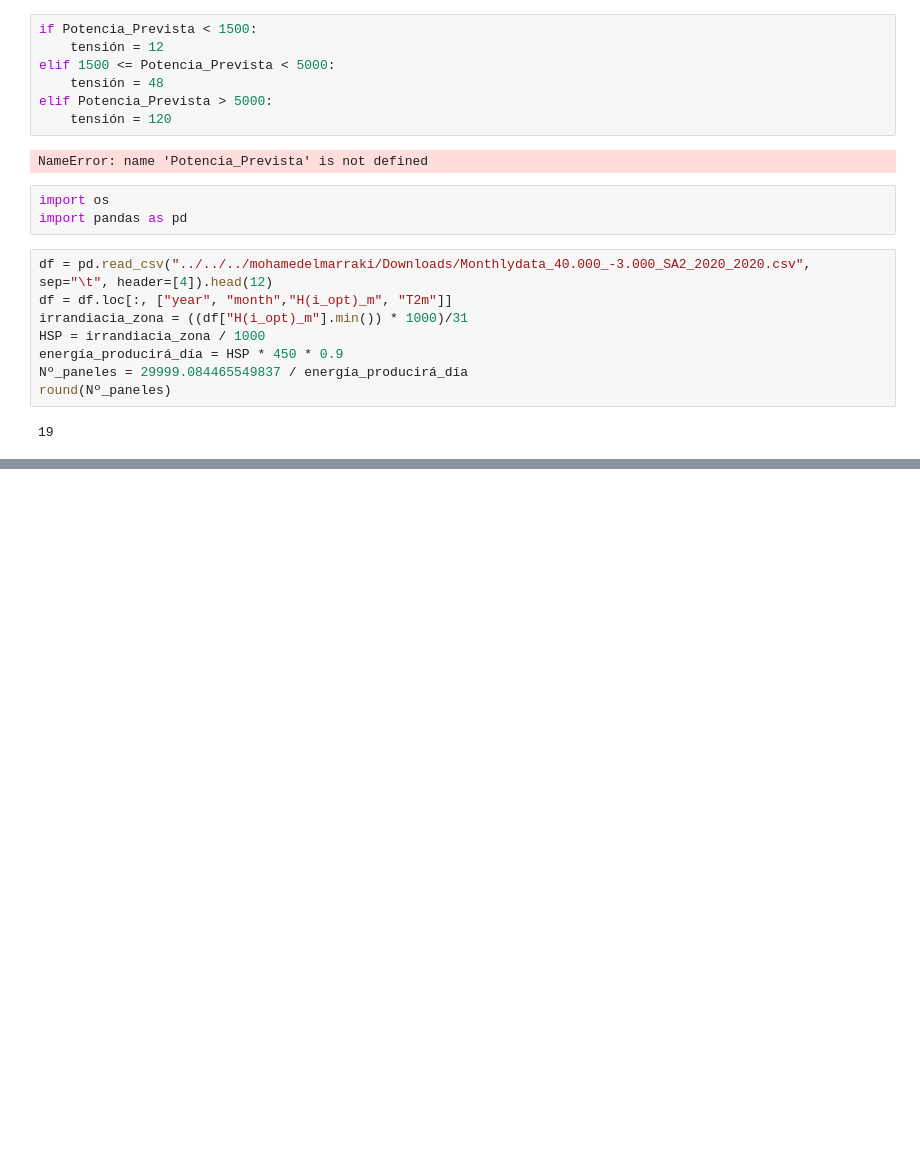
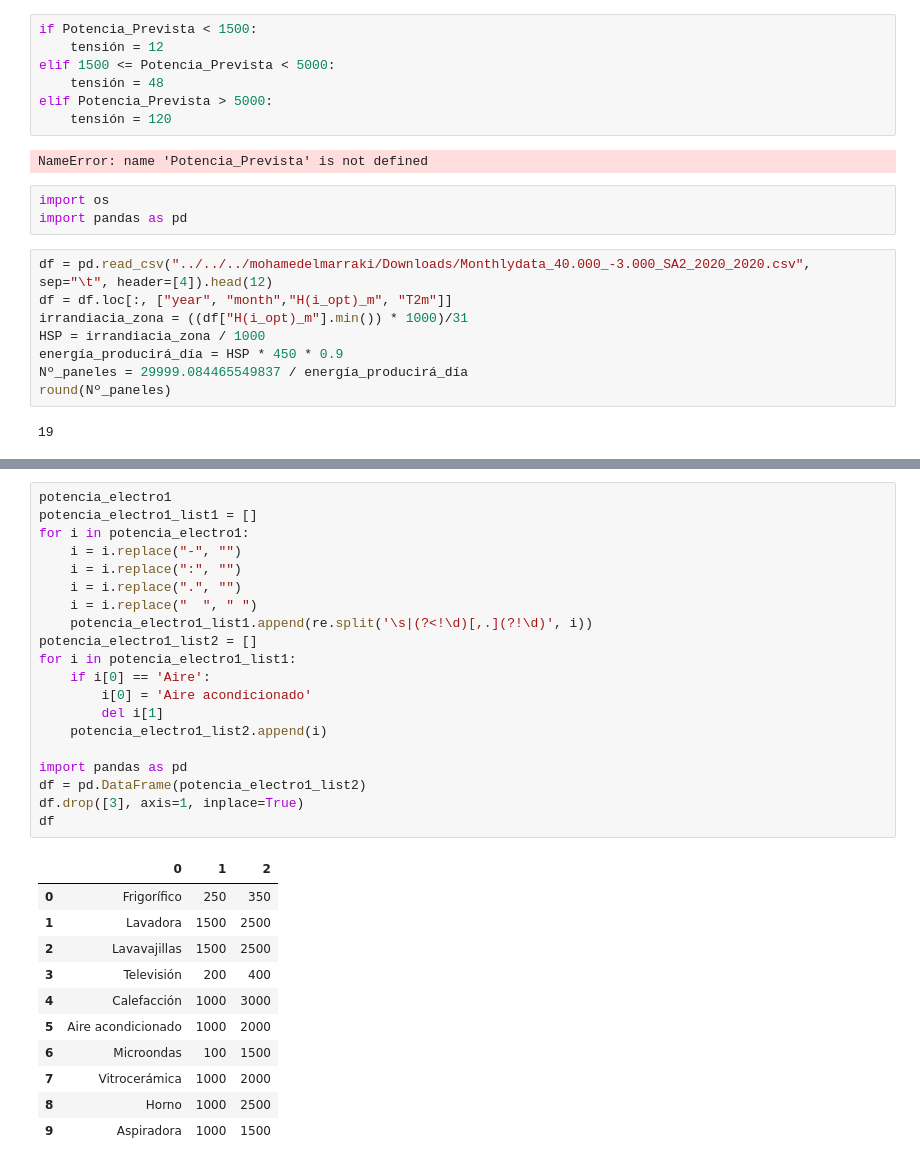
Before and after one commit to mohamedelmarraki/Final-Project, a Jupyter notebook: Calcular el consumo conociendo los electrodomesticos.ipynb, the cells around one changed output, grey strips where cells are left out. Cells and saved outputs as stored; diff of their text form; blank space fills up the shorter version.

```diff
--- a/Calcular el consumo conociendo los electrodomesticos.ipynb
+++ b/Calcular el consumo conociendo los electrodomesticos.ipynb
@@ -246,0 +356,32 @@ if a = 2:
+# %%
+potencia_electro1
+potencia_electro1_list1 = []
+for i in potencia_electro1:
+    i = i.replace("-", "")
+    i = i.replace(":", "")
+    i = i.replace(".", "")
+    i = i.replace("  ", " ")
+    potencia_electro1_list1.append(re.split('\s|(?<!\d)[,.](?!\d)', i))
+potencia_electro1_list2 = []
+for i in potencia_electro1_list1:
+    if i[0] == 'Aire':
+        i[0] = 'Aire acondicionado'
+        del i[1]
+    potencia_electro1_list2.append(i)
+
+import pandas as pd
+df = pd.DataFrame(potencia_electro1_list2)
+df.drop([3], axis=1, inplace=True)
+df
+# %% [output]
+|  | 0 | 1 | 2 |
+| 0 | Frigorífico | 250 | 350 |
+| 1 | Lavadora | 1500 | 2500 |
+| 2 | Lavavajillas | 1500 | 2500 |
+| 3 | Televisión | 200 | 400 |
+| 4 | Calefacción | 1000 | 3000 |
+| 5 | Aire acondicionado | 1000 | 2000 |
+| 6 | Microondas | 100 | 1500 |
+| 7 | Vitrocerámica | 1000 | 2000 |
+| 8 | Horno | 1000 | 2500 |
+| 9 | Aspiradora | 1000 | 1500 |
```
Also changed, not shown: parts of 9 cells of this notebook, 1 other file.
